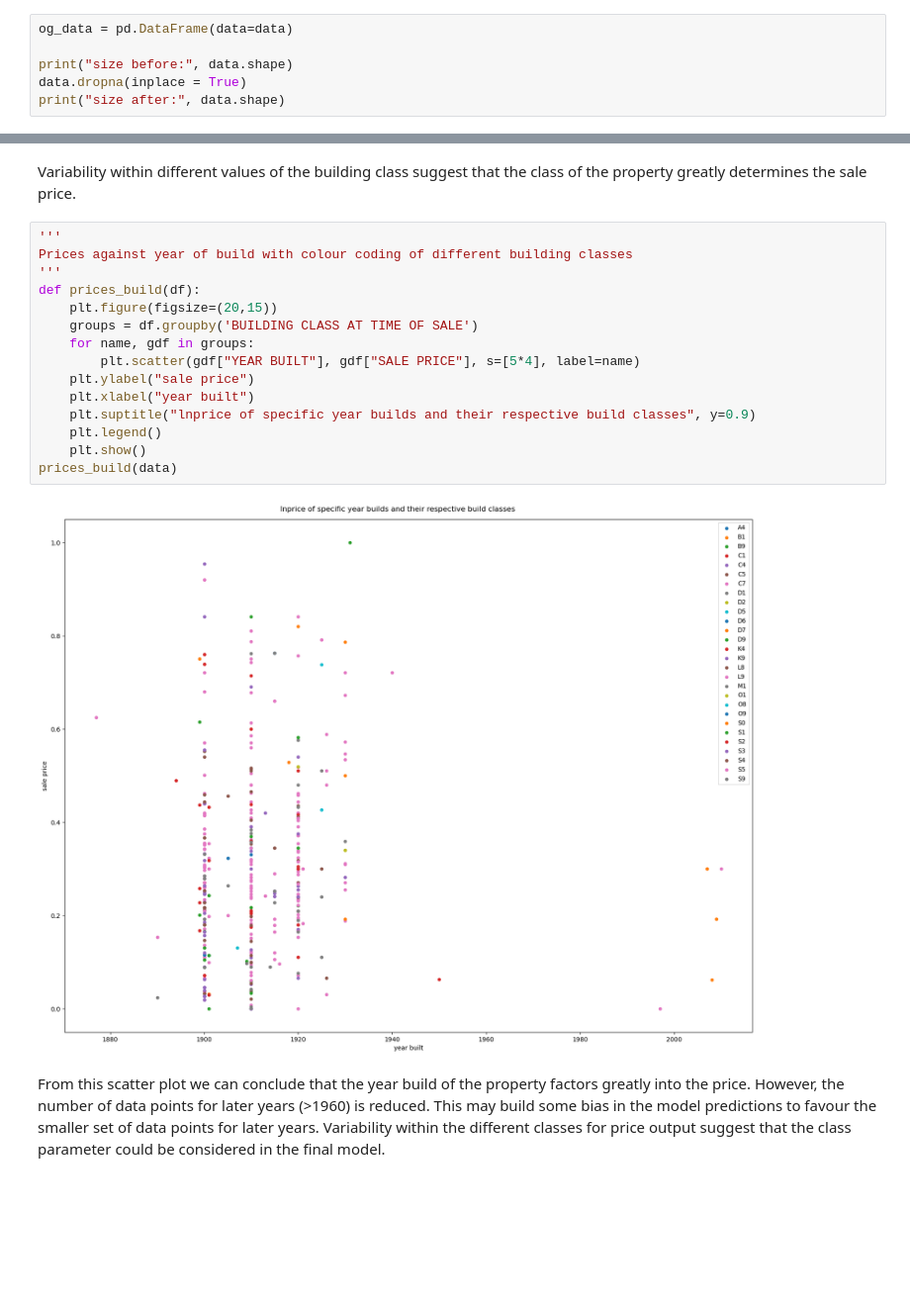
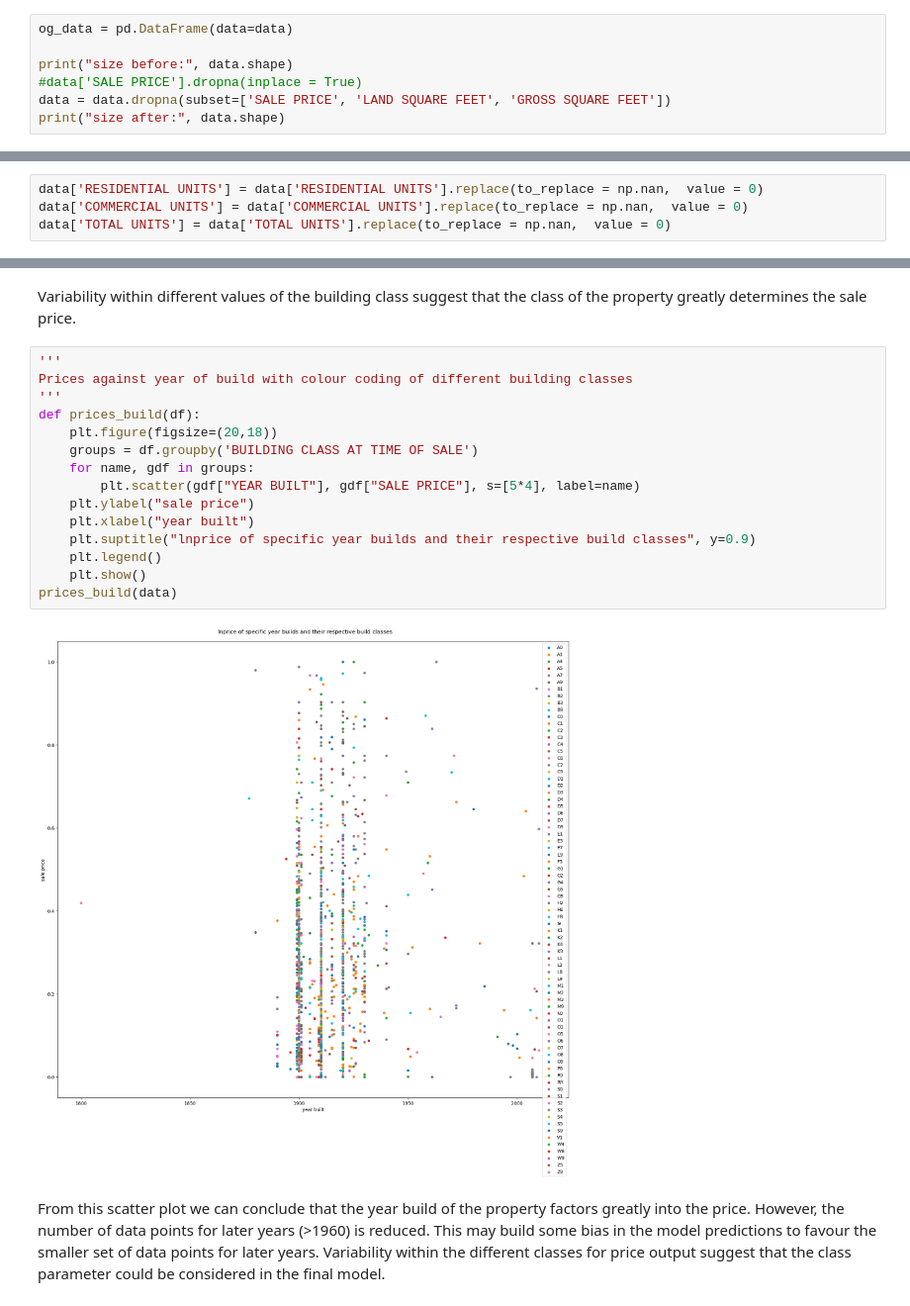
Before and after one commit to iNafey/house-price-predictor, a Jupyter notebook: main.ipynb, the cells around one changed output, grey strips where cells are left out. Shown at 99% size. Saved outputs shown, nothing was run; the diff lists cells and outputs as text; blank space fills up the shorter version.

```diff
--- a/main.ipynb
+++ b/main.ipynb
@@ -157,7 +134,8 @@ size after: (25790, 18)
 og_data = pd.DataFrame(data=data)
 
 print("size before:", data.shape)
-data.dropna(inplace = True)
+#data['SALE PRICE'].dropna(inplace = True)
+data = data.dropna(subset=['SALE PRICE', 'LAND SQUARE FEET', 'GROSS SQUARE FEET'])
 print("size after:", data.shape)
 # %% [output]
 size before: (25790, 18)
@@ -164,0 +143,4 @@ size after: (470, 18)
+# %%
+data['RESIDENTIAL UNITS'] = data['RESIDENTIAL UNITS'].replace(to_replace = np.nan,  value = 0)
+data['COMMERCIAL UNITS'] = data['COMMERCIAL UNITS'].replace(to_replace = np.nan,  value = 0)
+data['TOTAL UNITS'] = data['TOTAL UNITS'].replace(to_replace = np.nan,  value = 0)
@@ -417,20 +423,20 @@ Variability within different values of the building class suggest that the class
 # %%
 '''
 Prices against year of build with colour coding of different building classes
 '''
 def prices_build(df):
-    plt.figure(figsize=(20,15))
+    plt.figure(figsize=(20,18))
     groups = df.groupby('BUILDING CLASS AT TIME OF SALE')
     for name, gdf in groups:
         plt.scatter(gdf["YEAR BUILT"], gdf["SALE PRICE"], s=[5*4], label=name)
     plt.ylabel("sale price")
     plt.xlabel("year built")
     plt.suptitle("lnprice of specific year builds and their respective build classes", y=0.9)
     plt.legend()
     plt.show()
 prices_build(data)
 # %% [output]
-[figure, old version]
+[figure, new version]
 # %% [markdown]
 From this scatter plot we can conclude that the year build of the property factors greatly into the price. However, the number of data points for later years (>1960) is reduced. This may build some bias in the model predictions to favour the smaller set of data points for later years. Variability within the different classes for price output suggest that the class parameter could be considered in the final model.
 # %%
```
Also changed, not shown: parts of 72 cells of this notebook.
